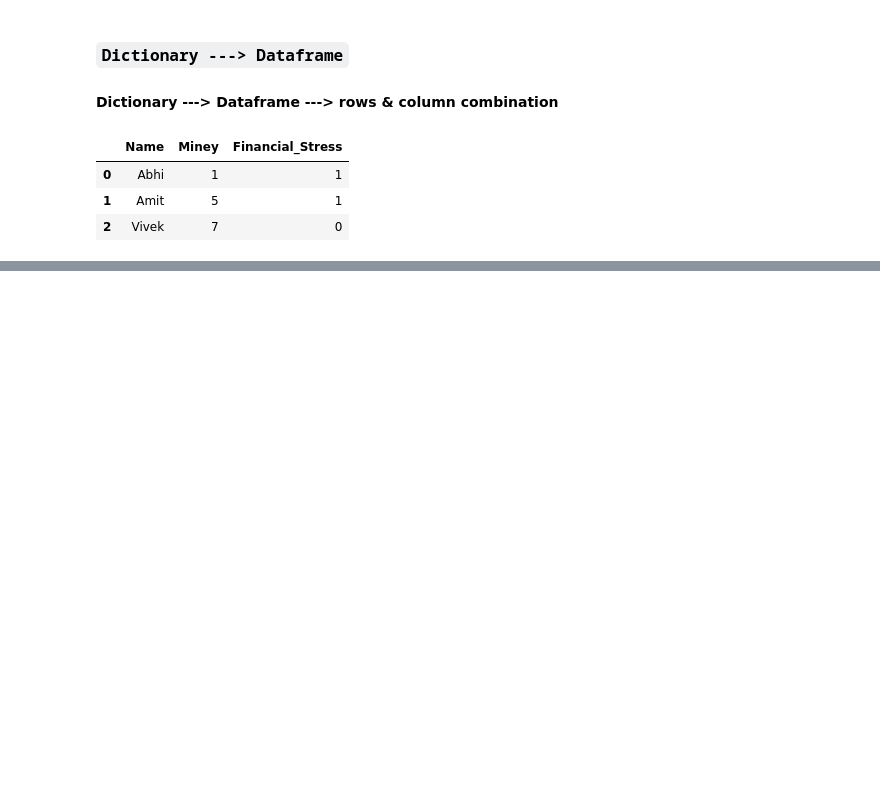
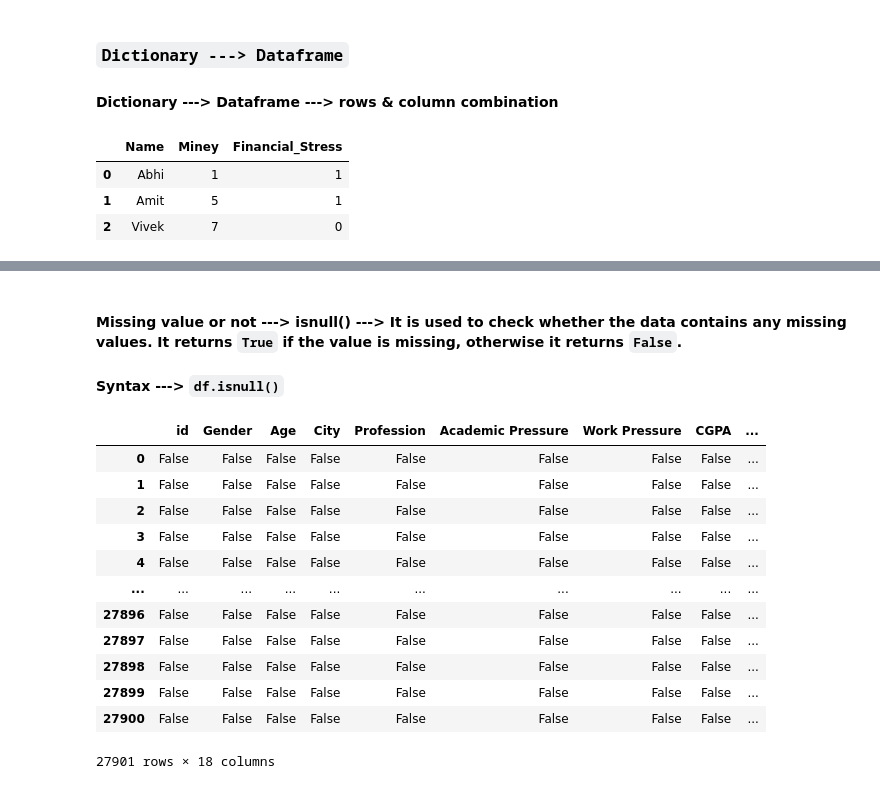
Before and after one commit to AbhishekKumarVerma2356/Python_Pandas, a Jupyter notebook: DataFrame.ipynb, the cells around one changed output, grey strips where cells are left out. Drawn from its saved outputs; the diff is of its cells as text; code cells hidden in the pictures; blank space fills up the shorter version.

```diff
--- a/DataFrame.ipynb
+++ b/DataFrame.ipynb
@@ -52,0 +338,20 @@ Dict_dataframe
+# %% [markdown]
+#### Missing value or not ---> **isnull()** ---> It is used to **check whether the data contains any missing values**. It returns `True` if the value is missing, otherwise it returns `False`.
+
+#### **Syntax** ---> `df.isnull()`
+# %%
+df.isnull()
+# %% [output]
+|  | id | Gender | Age | City | Profession | Academic Pressure | Work Pressure | CGPA | ... |
+| 0 | False | False | False | False | False | False | False | False | ... |
+| 1 | False | False | False | False | False | False | False | False | ... |
+| 2 | False | False | False | False | False | False | False | False | ... |
+| 3 | False | False | False | False | False | False | False | False | ... |
+| 4 | False | False | False | False | False | False | False | False | ... |
+| ... | ... | ... | ... | ... | ... | ... | ... | ... | ... |
+| 27896 | False | False | False | False | False | False | False | False | ... |
+| 27897 | False | False | False | False | False | False | False | False | ... |
+| 27898 | False | False | False | False | False | False | False | False | ... |
+| 27899 | False | False | False | False | False | False | False | False | ... |
+| 27900 | False | False | False | False | False | False | False | False | ... |
+27901 rows × 18 columns
```
Also changed, not shown: parts of 82 cells of this notebook, 1 other file.
